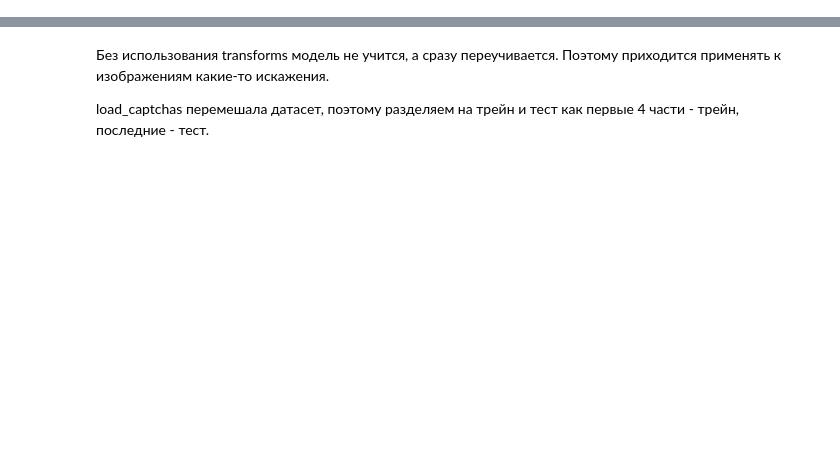
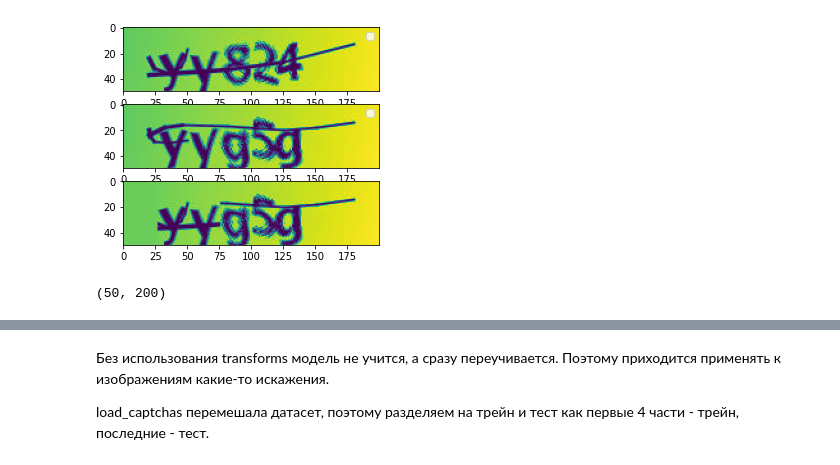
Before and after one commit to aaanX11/dl_basic, a Jupyter notebook: captcha_recog.ipynb, the cells around one changed output, grey strips where cells are left out. Drawn from its saved outputs; the diff is of its cells as text; code cells hidden in the pictures; blank space fills up the shorter version.

```diff
--- a/captcha_recog.ipynb
+++ b/captcha_recog.ipynb
@@ -113,0 +113,49 @@ plt.show()
+# %%
+
+arr = np.asarray([l.numpy() for l in labels])
+arr_data = np.asarray([d.numpy() for d in data])
+
+mask_img = (arr == np.asarray(label2arr('yyn57'))[None, :]).all(axis=2)
+img_yyn57 = arr_data[mask_img][0][0]
+
+mask_img = (arr == np.asarray(label2arr('yy824'))[None, :]).all(axis=2)
+img_yy824 = arr_data[mask_img][0][0]
+
+mask_img = (arr == np.asarray(label2arr('yw667'))[None, :]).all(axis=2)
+img_yw667 = arr_data[mask_img][0][0]
+
+mask_img = (arr == np.asarray(label2arr('yyg5g'))[None, :]).all(axis=2)
+img_yyg5g = arr_data[mask_img][0][0]
+
+
+def generate_new(lab1, lab2, sep1, sep2, sep3):
+    mask_img1 = (arr == np.asarray(label2arr(lab1))[None, :]).all(axis=2)
+    img1 = arr_data[mask_img1][0][0]
+
+    mask_img2 = (arr == np.asarray(label2arr(lab2))[None, :]).all(axis=2)
+    img2 = arr_data[mask_img2][0][0]
+
+    img = np.concatenate((np.full((50, sep1 + sep3-sep2),
+                         img1[20, sep1]), img1[:, sep1:sep2], img2[:, sep3:]), axis=1)
+
+    fig, axes = plt.subplots(3)
+    axes[0].imshow(img1)
+    axes[0].legend()
+
+    axes[1].imshow(img2)
+    axes[1].legend()
+
+    axes[2].imshow(img)
+    # axes[2].legend()
+
+    plt.show()
+
+    return img, lab1[:2] + lab2[2:]
+
+
+img, lab = generate_new('yy824', 'yyg5g', sep1=27, sep2=76, sep3=76)
+print(img.shape)
+idx = random.randint(0, len(data) - 1)
+data.insert(idx, torch.unsqueeze(torch.FloatTensor(img), 0).unsqueeze(0))
+labels.insert(idx, torch.unsqueeze(torch.LongTensor(label2arr(lab)), 0))
+# %% [output]
@@ -113,0 +164,2 @@ plt.show()
+[figure, added]
+(50, 200)
```
Also changed, not shown: parts of 46 cells of this notebook.
